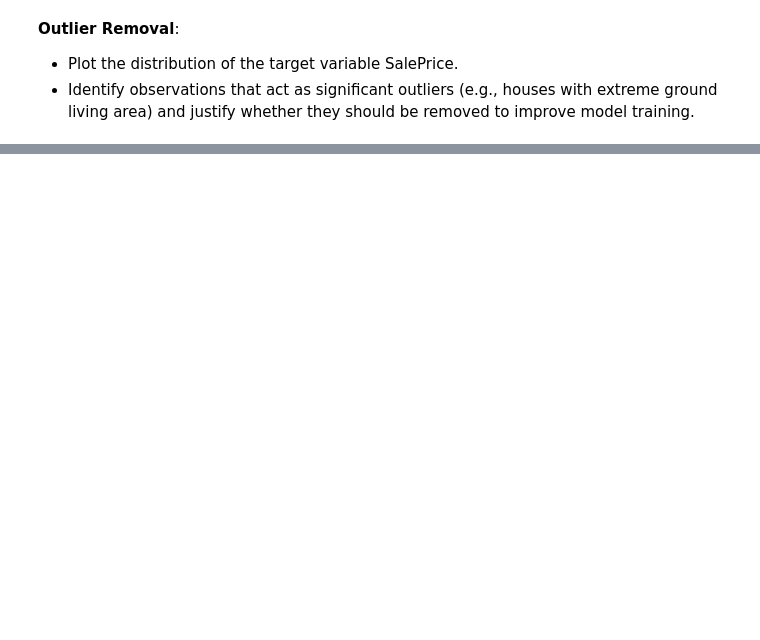
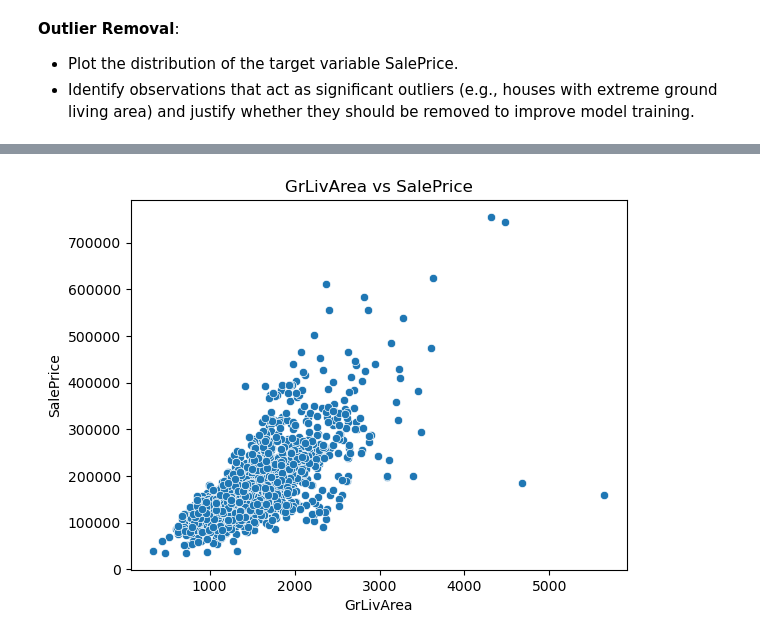
Before and after one commit to Samarbal/House-Prices---Advanced-Regression-Techniques, a Jupyter notebook: house-prediction.ipynb, the cells around one changed output, grey strips where cells are left out. Drawn from its saved outputs; the diff is of its cells as text; code cells hidden in the pictures; blank space fills up the shorter version.

```diff
--- a/house-prediction.ipynb
+++ b/house-prediction.ipynb
@@ -296,0 +267,6 @@ np.int64(22)
+# %%
+sns.scatterplot(x=train_data["GrLivArea"], y=train_data["SalePrice"])
+plt.title("GrLivArea vs SalePrice")
+plt.show()
+# %% [output]
+[figure, added]
```
Also changed, not shown: parts of 29 cells of this notebook.
